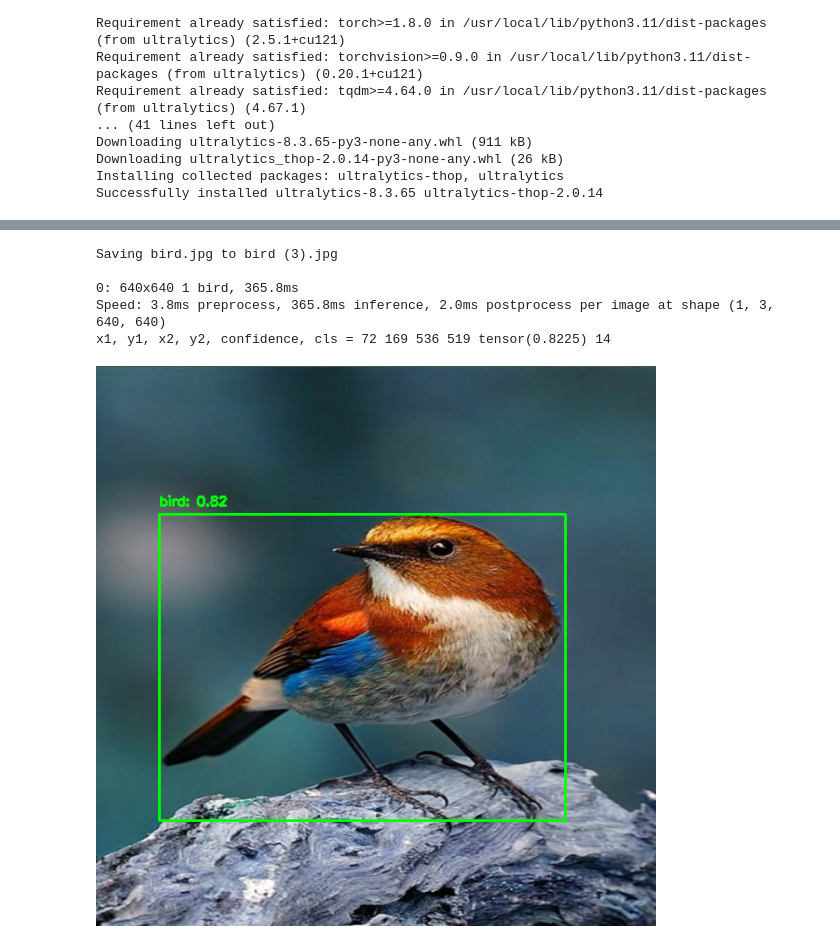
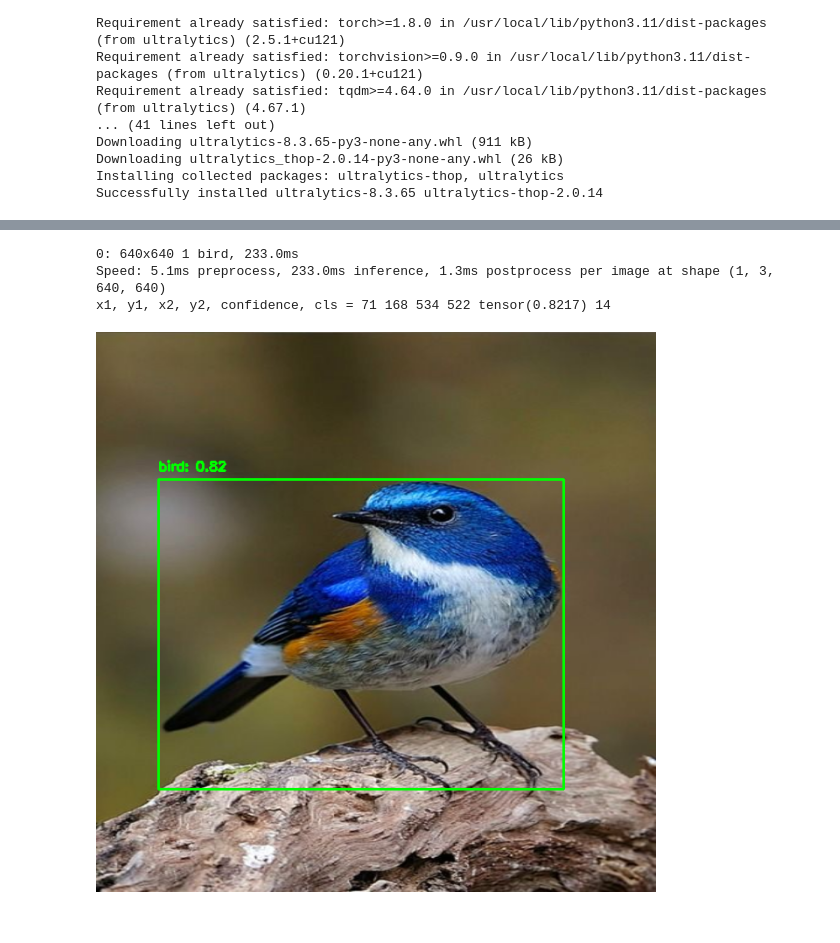
Before and after one commit to juhumkwon/DataMining, a Jupyter notebook: YOLO(PyTorch_).ipynb, the cells around one changed output, grey strips where cells are left out. Cells and saved outputs as stored; diff of their text form; code cells hidden in the pictures.

```diff
--- a/YOLO(PyTorch_).ipynb
+++ b/YOLO(PyTorch_).ipynb
@@ -37,7 +37,7 @@ from google.colab.patches import cv2_imshow
 # YOLO 모델 로드 (YOLOv8 모델 사용 예시)
 model = YOLO('yolov8n.pt')  # 사전 학습된 YOLOv8 모델
 
-
+"""
 # 테스트 이미지 로드
 image_path = files.upload()  # 로컬에서 이미지 파일을 업로드
 # Get the filename and file content from the uploaded dictionary
@@ -46,7 +46,11 @@ filename = list(image_path.keys())[0]
 image_stream = io.BytesIO(image_path[filename]) # create an in-memory stream
 image = cv2.imdecode(np.frombuffer(image_stream.read(), np.uint8), cv2.IMREAD_COLOR)
 image = cv2.cvtColor(image, cv2.COLOR_BGR2RGB)  # OpenCV 이미지를 RGB로 변환
-
+image_resized = cv2.resize(image, (640, 640))  # YOLO 입력 크기로 변환
+"""
+# 이미지 로드
+image_path = '/content/bird.jpg'
+image = cv2.imread(image_path)
 image_resized = cv2.resize(image, (640, 640))  # YOLO 입력 크기로 변환
 
 
@@ -77,6 +80,4 @@ cv2.destroyAllWindows()
-Saving bird.jpg to bird (3).jpg
-
-0: 640x640 1 bird, 365.8ms
-Speed: 3.8ms preprocess, 365.8ms inference, 2.0ms postprocess per image at shape (1, 3, 640, 640)
-x1, y1, x2, y2, confidence, cls = 72 169 536 519 tensor(0.8225) 14
+0: 640x640 1 bird, 233.0ms
+Speed: 5.1ms preprocess, 233.0ms inference, 1.3ms postprocess per image at shape (1, 3, 640, 640)
+x1, y1, x2, y2, confidence, cls = 71 168 534 522 tensor(0.8217) 14
-[figure, old version]
+[figure, new version]
```
Also changed, not shown: parts of 1 cell of this notebook.
